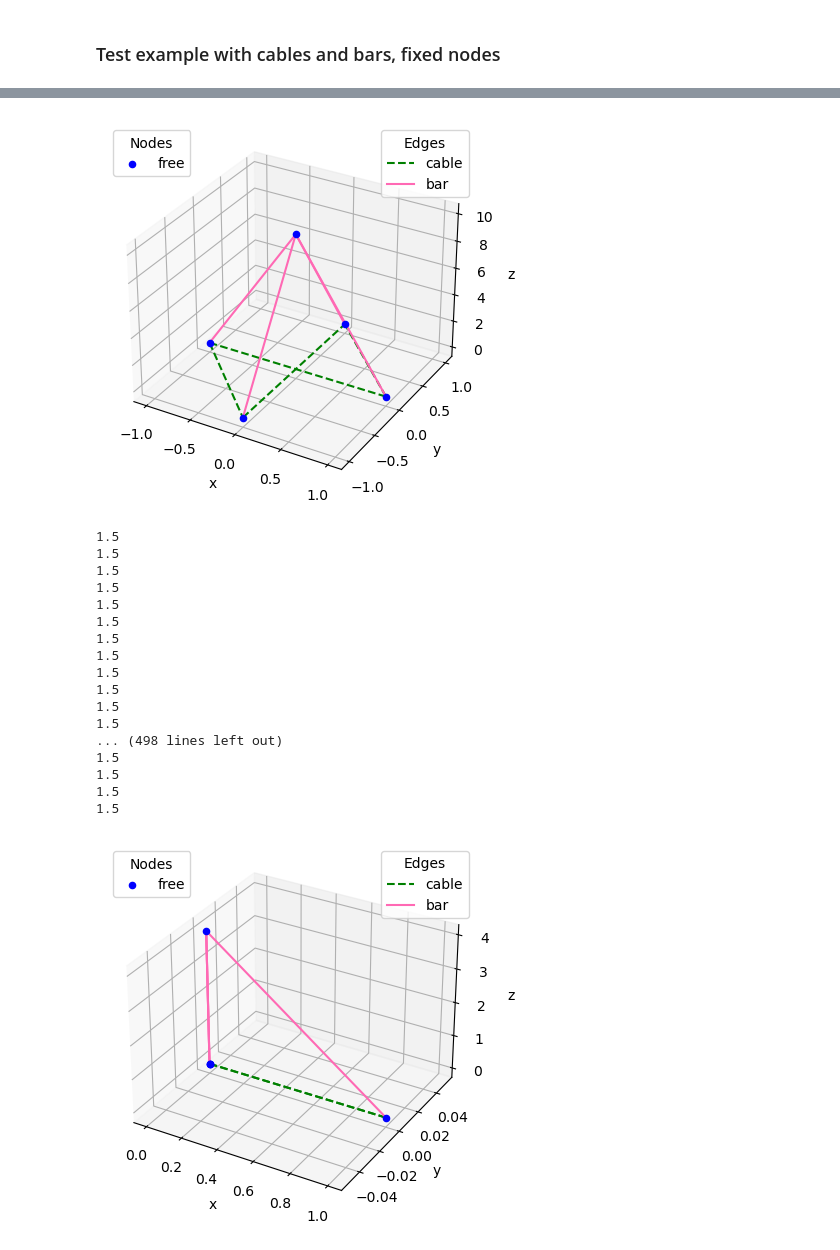
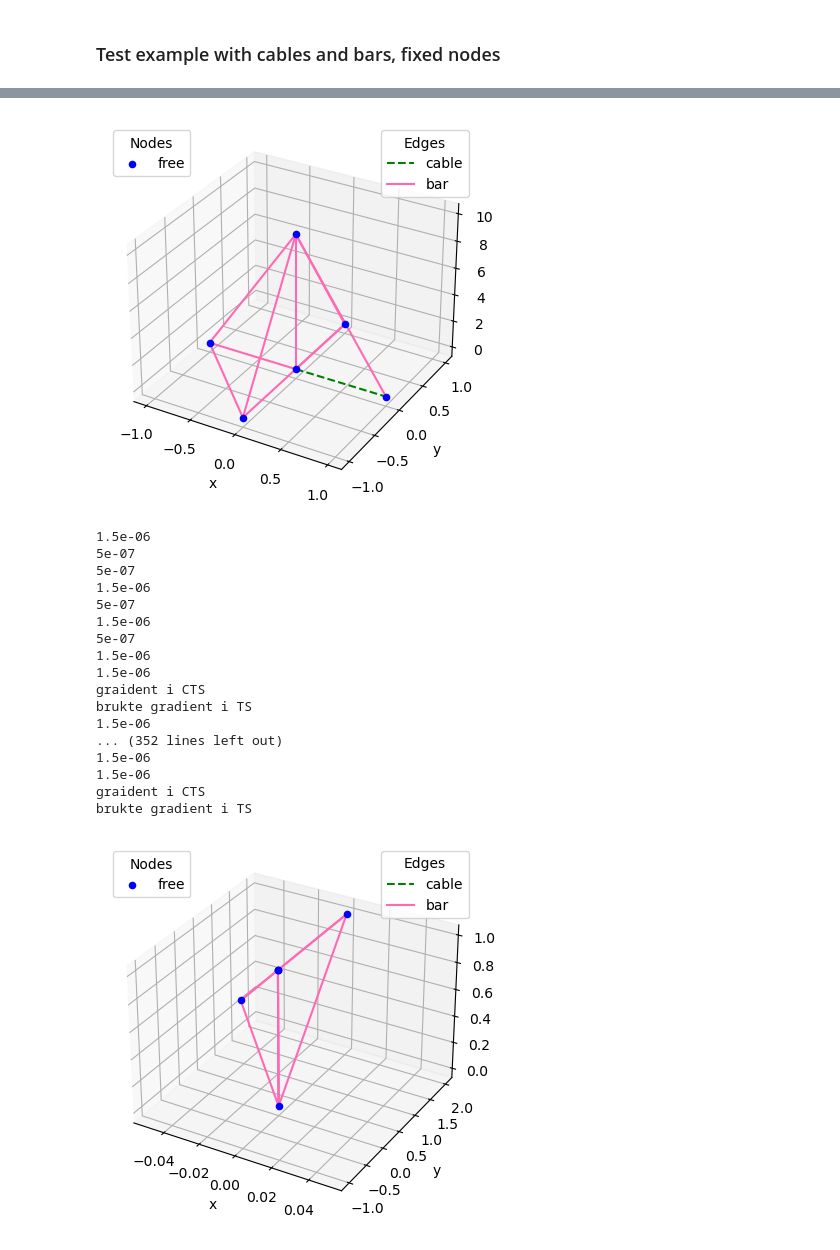
Before and after one commit to hgrenersen/Project---Optimization, a Jupyter notebook: optimering.ipynb, the cells around one changed output, grey strips where cells are left out. Saved outputs shown, nothing was run; the diff lists cells and outputs as text; code cells hidden in the pictures.

```diff
--- a/optimering.ipynb
+++ b/optimering.ipynb
@@ -209,53 +252,56 @@ BFGS used 161 iterations
 # %%
-nodes = np.array([[ 1,  0, 0],
+nodes = np.array([[ 0,  0, 0],
                   [-1,  0, 0],
                   [0, -1, 0],
                   [0 , 1, 0],
                   [0,  0, 10],
-                  ])
+                  [1, 0, 0]])
 
-cables = np.array([[0, 1, 1],
-                   [0, 3, 1],
-                   [1, 2, 1],
-                   [2, 3, 1]])
+cables = np.array([[0, 5, 1]
+                   ])
 
 bars = np.array([[0, 4, 3],
                    [1, 4, 3],
                    [2, 4, 3],
-                   [3, 4, 3]])
+                   [3, 4, 3],
+                   [4, 5, 3],
+                   [0, 1, 1],
+                   [0, 3, 1],
+                   [1, 2, 1],
+                   [2, 3, 1] ])
 
 masses = np.array([[4,0.1]])
 
 c=1
 k=0.1
-bar_density = 1
+bar_density = 1e-6
 
 new_struct = FSS.FreeStandingStruct(nodes, masses, cables, bars, k, c, bar_density, 1)
 plotting.plot_structure(new_struct)
 plt.show()
 
 tolerances=np.array([1e-3, 1e-5, 1e-7, 1e-9, 1e-11])
-opt.quadratic_penalty_method(new_struct, 10, tolerances, maxiter_BFGS=500)
+opt.quadratic_penalty_method(new_struct, 100, tolerances, maxiter_BFGS=500)
 
 plotting.plot_structure(new_struct)
 plt.show()
 # %% [output]
-[figure, old version]
+[figure, new version]
-1.5
-1.5
-1.5
-1.5
-1.5
-1.5
-1.5
-1.5
-1.5
-1.5
-1.5
-1.5
-... (498 lines left out)
-1.5
-1.5
-1.5
-1.5
+1.5e-06
+5e-07
+5e-07
+1.5e-06
+5e-07
+1.5e-06
+5e-07
+1.5e-06
+1.5e-06
+graident i CTS
+brukte gradient i TS
+1.5e-06
+... (352 lines left out)
+1.5e-06
+1.5e-06
+graident i CTS
+brukte gradient i TS
-[figure, old version]
+[figure, new version]
```
Also changed, not shown: parts of 8 cells of this notebook.
